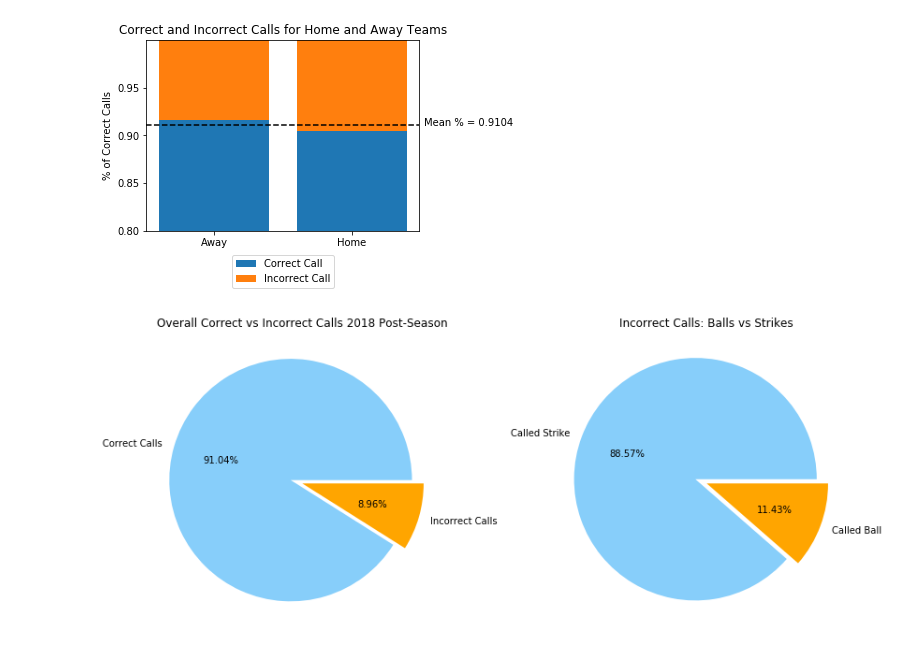
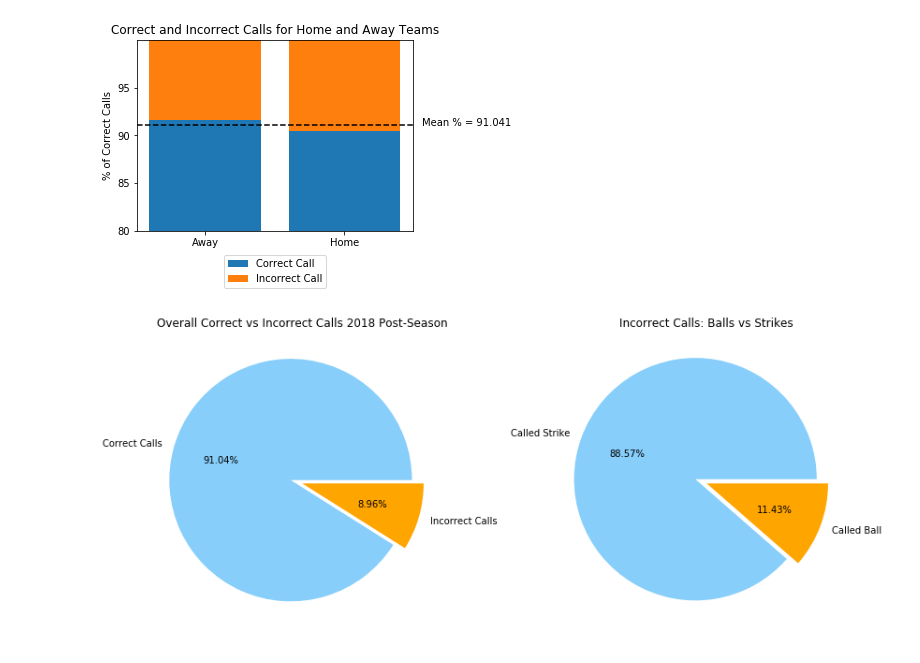
Before and after one commit to ForrestMcDougal/MLB-Postseason-Umpire-Analysis, a Jupyter notebook: Presentation_Charts.ipynb, the cells around one changed output. Saved outputs shown, nothing was run; the diff lists cells and outputs as text; code cells hidden in the pictures.

```diff
--- a/Presentation_Charts.ipynb
+++ b/Presentation_Charts.ipynb
@@ -66,44 +66,44 @@ incrt_df = pitch_df.loc[pitch_df['Accurate'] == 0]
 home_inc = len(incrt_df.loc[incrt_df["Home/Away"] == "Home"])
 correct_df = pitch_df.loc[pitch_df["Accurate"]== 1]
 home_crt = len(correct_df.loc[correct_df["Home/Away"]=="Home"])
-home_crt_percent = home_crt / (home_inc + home_crt)
-home_inc_percent = 1 - home_crt_percent
+home_crt_percent = home_crt / (home_inc + home_crt) * 100
+home_inc_percent = (100 - home_crt_percent)
 
 away_inc = len(incrt_df.loc[incrt_df["Home/Away"]=="Away"])
 away_crt = len(correct_df.loc[correct_df["Home/Away"]=="Away"])
-away_crt_percent = away_crt / (away_crt + away_inc)
-away_inc_percent = 1 - away_crt_percent
+away_crt_percent = away_crt / (away_crt + away_inc) *100
+away_inc_percent = (100 - away_crt_percent)
 
 correct_calls = [away_crt_percent, home_crt_percent]
 incorrect_calls = [away_inc_percent, home_inc_percent]
 
-mean_line = pitch_df["Accurate"].mean()
+mean_line = pitch_df["Accurate"].mean() * 100
 mean_line_round = round(mean_line,4)
 
 fig = plt.figure()
 width = 0.4
 N= 2
 
 ind = np.arange(N)
 p1 = plt.bar(ind, correct_calls)
 p2 = plt.bar(ind, incorrect_calls, bottom = correct_calls)
 
 plt.ylabel("% of Correct Calls")
 plt.xticks(ind,("Away", "Home"))
-plt.yticks(np.arange(0.8, 1.0, 0.05))
-plt.ylim(0.8,1.0)
+plt.yticks(np.arange(80, 100, 5))
+plt.ylim(80,100)
 plt.title("Correct and Incorrect Calls for Home and Away Teams")
 pylab.legend((p1[0], p2[0]), ('Correct Call', 'Incorrect Call'), loc=9, bbox_to_anchor=(0.5, -0.1))
 
-plt.axhline(y=mean_line, color = "black", ls = "dashed")
-plt.text(1.52,0.91, (f"Mean % = {mean_line_round}"))
+plt.axhline(y=mean_line_round, color = "black", ls = "dashed")
+plt.text(1.56, 91, (f"Mean % = {mean_line_round}"))
 
 
 plt.tight_layout()
 fig.savefig("Presentation_Images/Home_Away_Calls.png")
 plt.show()
 # %% [output]
-[figure, old version]
+[figure, new version]
 # %%
 acc_data = pitch_df["Accurate"].value_counts()
 
```
Also changed, not shown: parts of 6 cells of this notebook, 4 other files.
